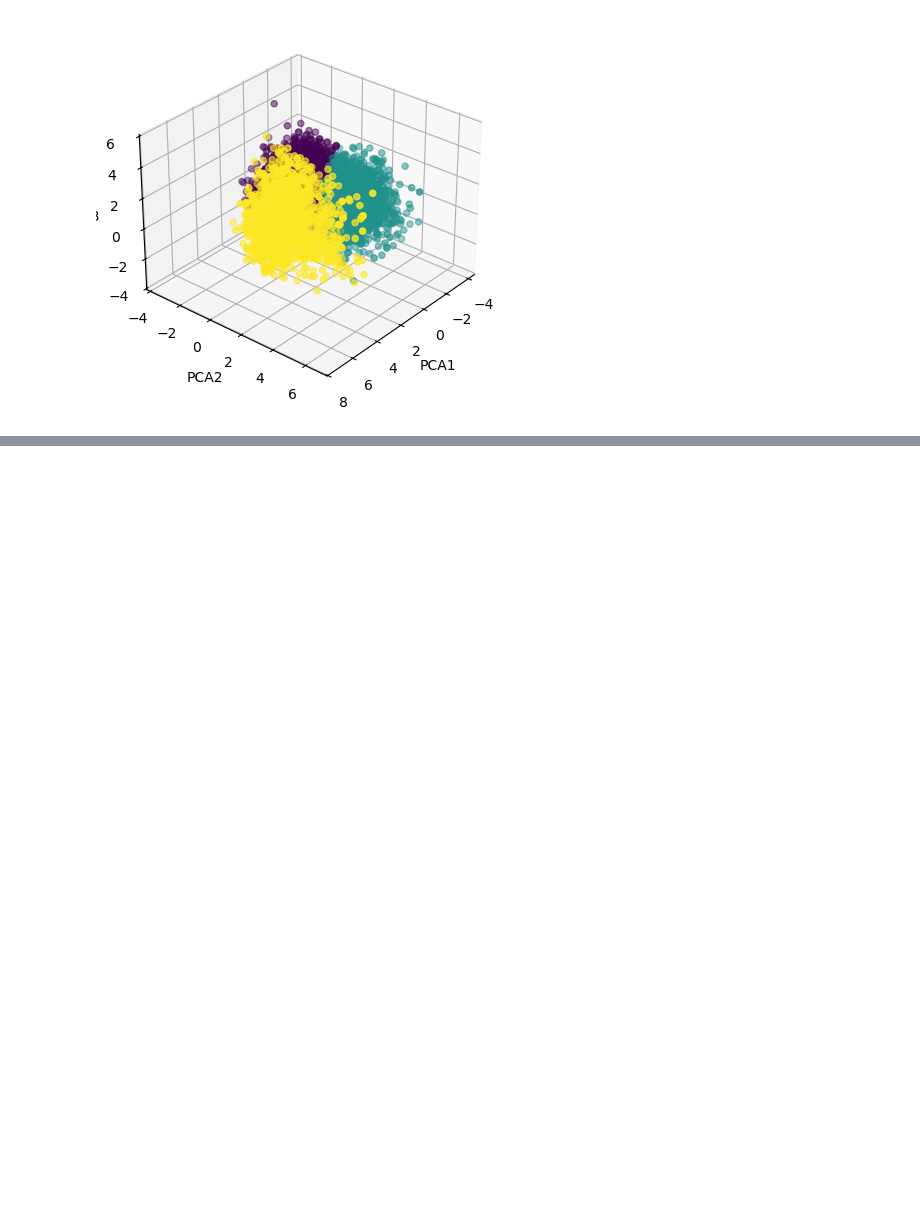
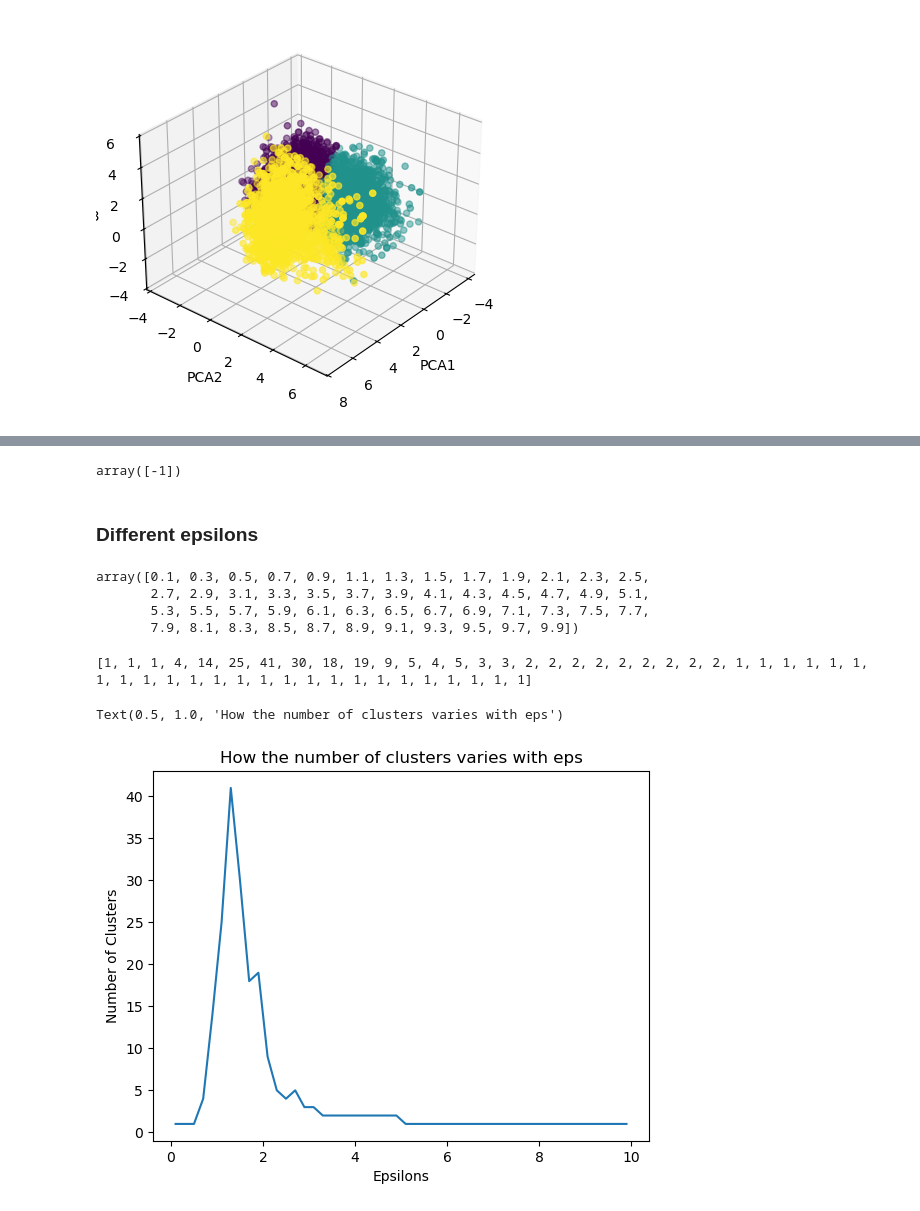
Before and after one commit to lis497/UCBerkeley-Haas-ML, a Jupyter notebook: M6/M6_TryIt2_Customer_Segmentation.ipynb, the cells around one changed output, grey strips where cells are left out. Cells and saved outputs as stored; diff of their text form; code cells hidden in the pictures; blank space fills up the shorter version.

```diff
--- a/M6/M6_TryIt2_Customer_Segmentation.ipynb
+++ b/M6/M6_TryIt2_Customer_Segmentation.ipynb
@@ -249,0 +280,32 @@ ax.view_init(azim=40,  elev=30)
+# %%
+unique_labels = np.unique(predictions)
+unique_labels
+# %% [output]
+array([-1])
+# %% [markdown]
+### Different epsilons
+# %%
+epsilons = np.arange(0.1,10,0.2)
+epsilons
+# %% [output]
+array([0.1, 0.3, 0.5, 0.7, 0.9, 1.1, 1.3, 1.5, 1.7, 1.9, 2.1, 2.3, 2.5,
+       2.7, 2.9, 3.1, 3.3, 3.5, 3.7, 3.9, 4.1, 4.3, 4.5, 4.7, 4.9, 5.1,
+       5.3, 5.5, 5.7, 5.9, 6.1, 6.3, 6.5, 6.7, 6.9, 7.1, 7.3, 7.5, 7.7,
+       7.9, 8.1, 8.3, 8.5, 8.7, 8.9, 9.1, 9.3, 9.5, 9.7, 9.9])
+# %%
+clusters = []
+for i in epsilons:
+    dbscan = DBSCAN(eps = i).fit(df_scaled)
+    predict = dbscan.labels_
+    clusters.append(len(np.unique(predict)))
+print(clusters)
+# %% [output]
+[1, 1, 1, 4, 14, 25, 41, 30, 18, 19, 9, 5, 4, 5, 3, 3, 2, 2, 2, 2, 2, 2, 2, 2, 2, 1, 1, 1, 1, 1, 1, 1, 1, 1, 1, 1, 1, 1, 1, 1, 1, 1, 1, 1, 1, 1, 1, 1, 1, 1]
+# %%
+plt.plot(epsilons,clusters)
+plt.xlabel('Epsilons')
+plt.ylabel('Number of Clusters')
+plt.title('How the number of clusters varies with eps')
+# %% [output]
+Text(0.5, 1.0, 'How the number of clusters varies with eps')
+[figure, added]
```
Also changed, not shown: parts of 7 cells of this notebook.
